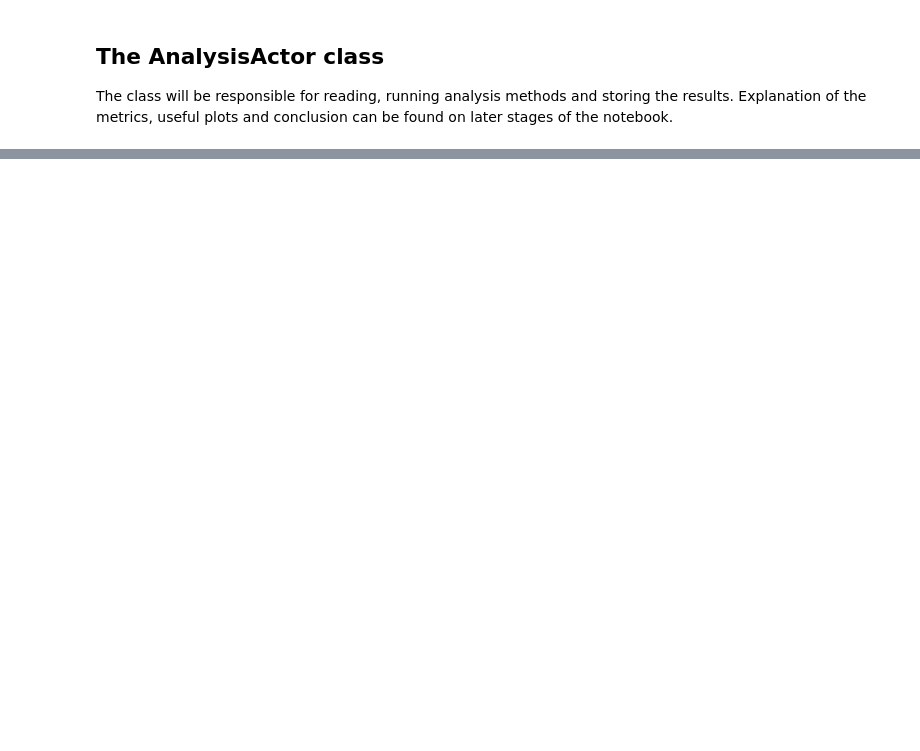
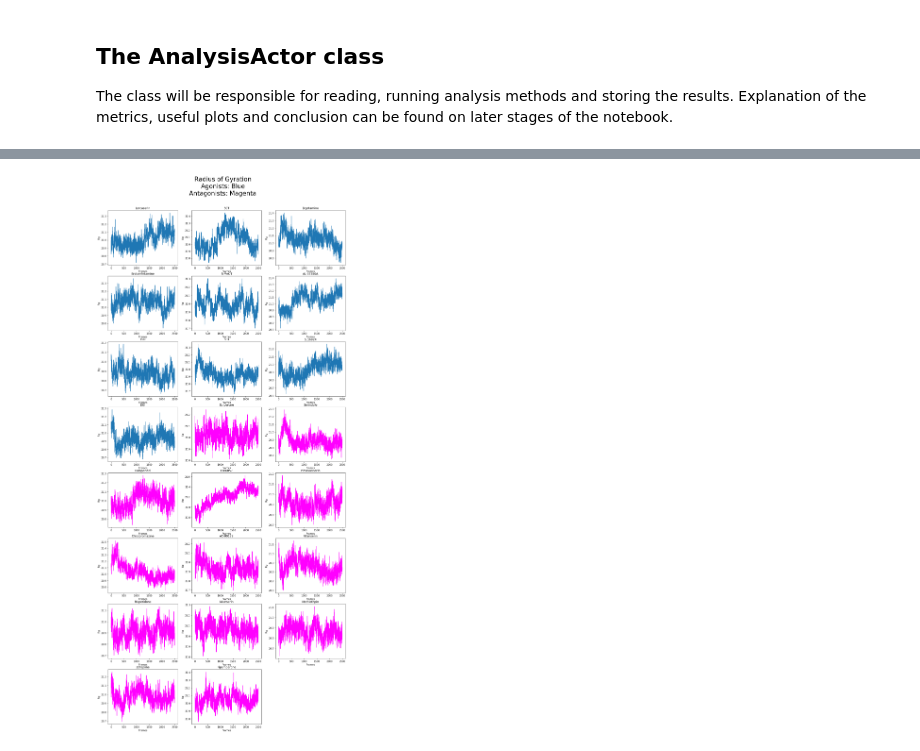
Before and after one commit to MikeXydas/MDSimsEval, a Jupyter notebook: MD_Analysis/AnalysisPipeline.ipynb, the cells around one changed output, grey strips where cells are left out. Cells and saved outputs as stored; diff of their text form; code cells hidden in the pictures; blank space fills up the shorter version.

Commit message:
Continuing the AnalysisPipeline.ipynb. Started analysis of results. So far Rg and SASA.

```diff
--- a/MD_Analysis/AnalysisPipeline.ipynb
+++ b/MD_Analysis/AnalysisPipeline.ipynb
@@ -128,14 +183,20 @@ for which_dir in ['Agonists', 'Antagonists']:
         files = os.listdir(root_directory + which_dir + '/' + which_sim + '/')
         top = ""
         traj = ""
+        sasa_filepath = ""
         for file in files:
             if file[-4:] == ".xtc":
                 traj = root_directory + which_dir + '/' + which_sim +'/' + file
             elif file[-4:] == ".pdb":
                 top = root_directory + which_dir + '/' + which_sim +'/' + file
+            elif file == 'sasa.xvg':
+                # Currently SASA is calculated using GROMACS before running this notebok
+                sasa_filepath = root_directory + which_dir + '/' + which_sim +'/' + file
         if traj == "" or top == "":
             logging.error("Failed to find topology or trajectory file in: " + root_directory + which_dir + '/' + which_sim +'/' + file)
-        analysis_actors_dict[which_dir].append(AnalysisActor(top, traj, which_sim))
+        else:
+            analysis_actors_dict[which_dir].append([root_directory + which_dir + '/' + which_sim + '/',
+                                                    AnalysisActor(top, traj, which_sim, sasa_file=sasa_filepath)])
 # %% [markdown]
 ## Performing the Calculations
 
@@ -157,0 +230,5 @@ for which_actor in tqdm(analysis_actors_dict['Antagonists'], desc="Antagonists C
+# %%
+# General info about future plots
+total_plots = len(analysis_actors_dict['Agonists']) + len(analysis_actors_dict['Antagonists'])
+plot_cols = 3
+plot_rows = math.ceil(total_plots / plot_cols)
@@ -157,0 +254,28 @@ for which_actor in tqdm(analysis_actors_dict['Antagonists'], desc="Antagonists C
+# %%
+# We create plot of the Rg as frames progress for each drug
+fig = plt.figure(figsize=(18, 40))
+plot_index = 1
+
+# Agonists Iteration
+for which_drug in analysis_actors_dict['Agonists']:
+    ax = fig.add_subplot(plot_rows, plot_cols, plot_index)
+    plt.plot(np.arange(which_drug[1].get_frames_number()), which_drug[1].rg_res, label="Rg")
+    plt.xlabel("Frames")
+    plt.ylabel("Rg")
+    plt.title(which_drug[1].drug_name)
+    plot_index += 1
+
+# Antagonists Iteration
+for which_drug in analysis_actors_dict['Antagonists']:
+    ax = fig.add_subplot(plot_rows, plot_cols, plot_index)
+    plt.plot(np.arange(which_drug[1].get_frames_number()), which_drug[1].rg_res, label="Rg", color='magenta')
+    plt.xlabel("Frames")
+    plt.ylabel("Rg")
+    plt.title(which_drug[1].drug_name)
+    plot_index += 1
+
+fig.suptitle('Radius of Gyration\nAgonists: Blue\nAntagonists: Magenta', fontsize=26, y = 0.93)
+
+plt.show()
+# %% [output]
+[figure, added]
```
Also changed, not shown: parts of 17 cells of this notebook, 1 other file.
